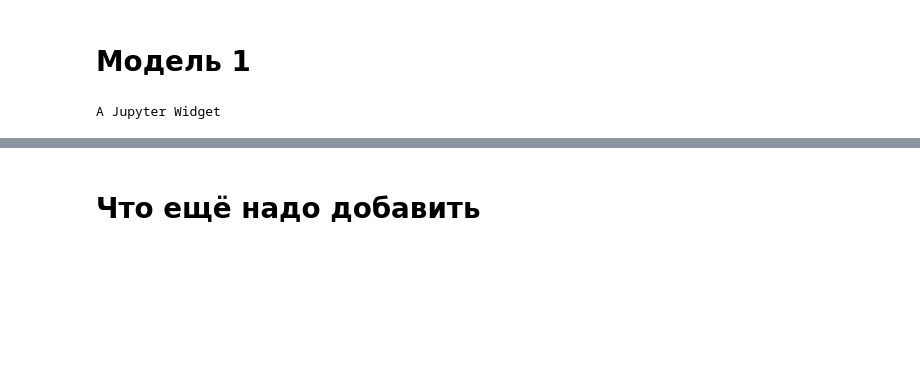
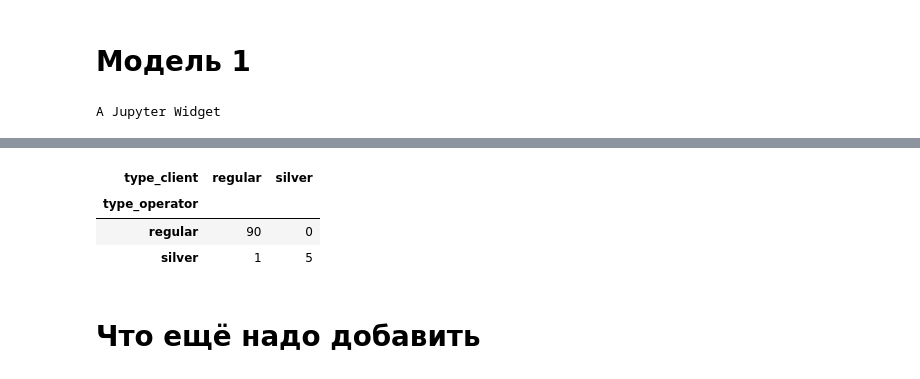
Before and after one commit to SvetaZlobina/SimMod_CourseWork, a Jupyter notebook: Testing model.ipynb, the cells around one changed output, grey strips where cells are left out. Saved outputs shown, nothing was run; the diff lists cells and outputs as text; code cells hidden in the pictures; blank space fills up the shorter version.

```diff
--- a/Testing model.ipynb
+++ b/Testing model.ipynb
@@ -303,3 +336,10 @@ plt.show()
+# %%
+ds.pivot_table(index='type_operator', columns='type_client', values='id_connection', aggfunc='count', fill_value=0)
+# %% [output]
+| type_client | regular | silver |
+| type_operator |  |  |
+| regular | 90 | 0 |
+| silver | 1 | 5 |
 # %% [markdown]
 # Что ещё надо добавить
 # %% [markdown]
```
Also changed, not shown: parts of 11 cells of this notebook, 2 other files.
